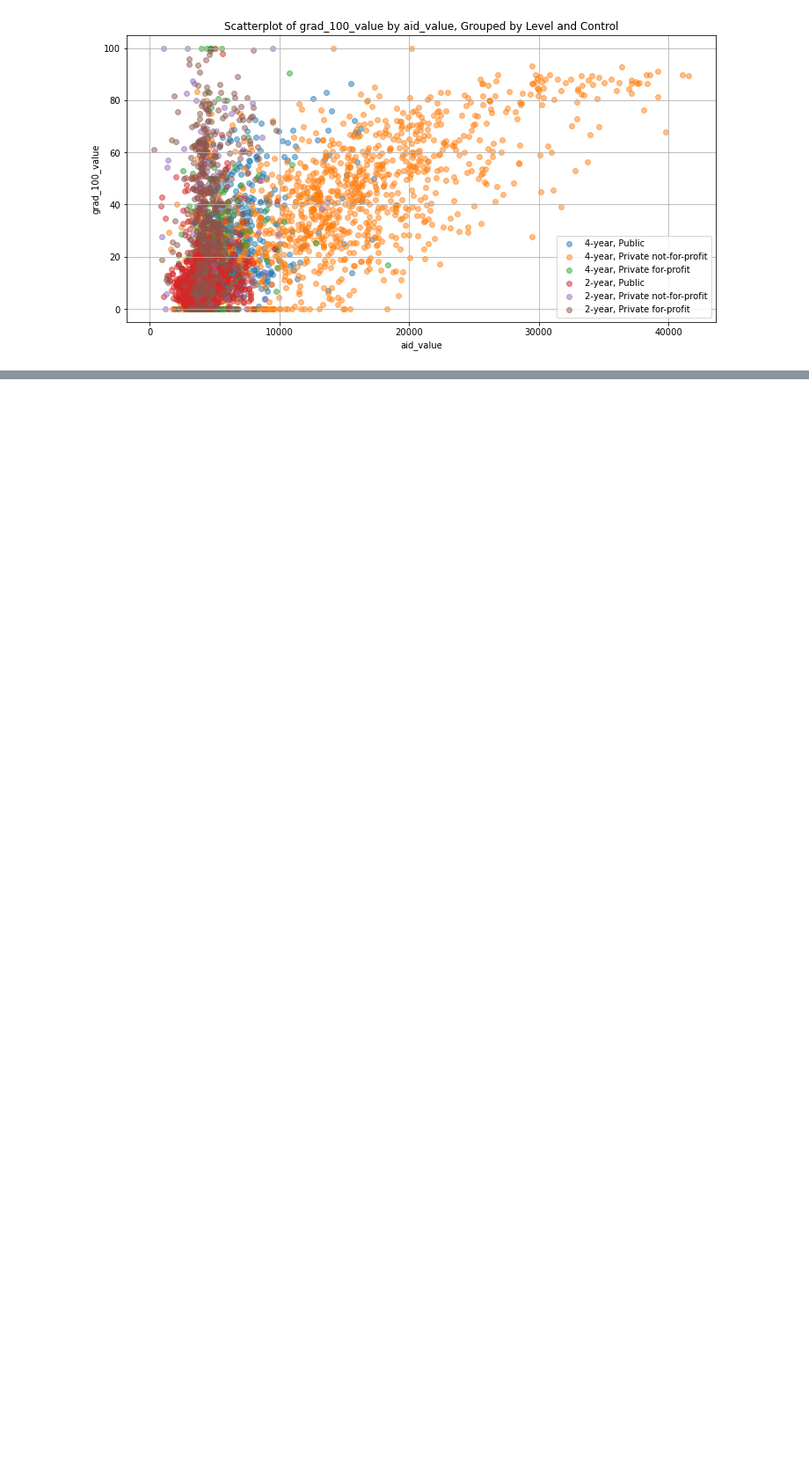
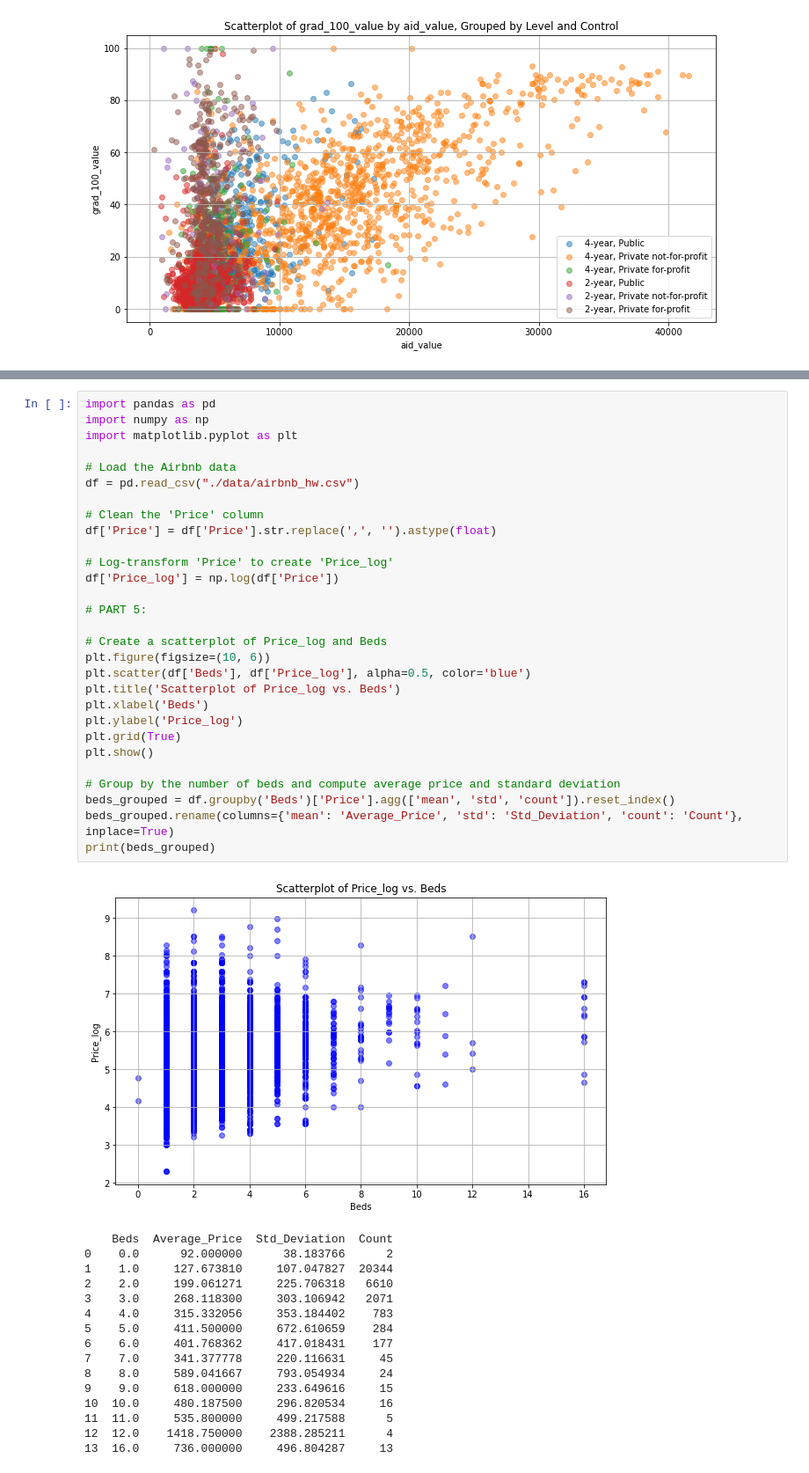
Before and after one commit to agu4yh/assignment2, a Jupyter notebook: assignment2.ipynb, the cells around one changed output, grey strips where cells are left out. Shown at 88% size. Cells and saved outputs as stored; diff of their text form; blank space fills up the shorter version.

```diff
--- a/assignment2.ipynb
+++ b/assignment2.ipynb
@@ -485,0 +627,46 @@ level  control
+# %%
+import pandas as pd
+import numpy as np
+import matplotlib.pyplot as plt
+
+# Load the Airbnb data
+df = pd.read_csv("./data/airbnb_hw.csv")
+
+# Clean the 'Price' column
+df['Price'] = df['Price'].str.replace(',', '').astype(float)
+
+# Log-transform 'Price' to create 'Price_log'
+df['Price_log'] = np.log(df['Price'])
+
+# PART 5:
+
+# Create a scatterplot of Price_log and Beds
+plt.figure(figsize=(10, 6))
+plt.scatter(df['Beds'], df['Price_log'], alpha=0.5, color='blue')
+plt.title('Scatterplot of Price_log vs. Beds')
+plt.xlabel('Beds')
+plt.ylabel('Price_log')
+plt.grid(True)
+plt.show()
+
+# Group by the number of beds and compute average price and standard deviation
+beds_grouped = df.groupby('Beds')['Price'].agg(['mean', 'std', 'count']).reset_index()
+beds_grouped.rename(columns={'mean': 'Average_Price', 'std': 'Std_Deviation', 'count': 'Count'}, inplace=True)
+print(beds_grouped)
+# %% [output]
+[figure, added]
+    Beds  Average_Price  Std_Deviation  Count
+0    0.0      92.000000      38.183766      2
+1    1.0     127.673810     107.047827  20344
+2    2.0     199.061271     225.706318   6610
+3    3.0     268.118300     303.106942   2071
+4    4.0     315.332056     353.184402    783
+5    5.0     411.500000     672.610659    284
+6    6.0     401.768362     417.018431    177
+7    7.0     341.377778     220.116631     45
+8    8.0     589.041667     793.054934     24
+9    9.0     618.000000     233.649616     15
+10  10.0     480.187500     296.820534     16
+11  11.0     535.800000     499.217588      5
+12  12.0    1418.750000    2388.285211      4
+13  16.0     736.000000     496.804287     13
```
Also changed, not shown: parts of 19 cells of this notebook.
